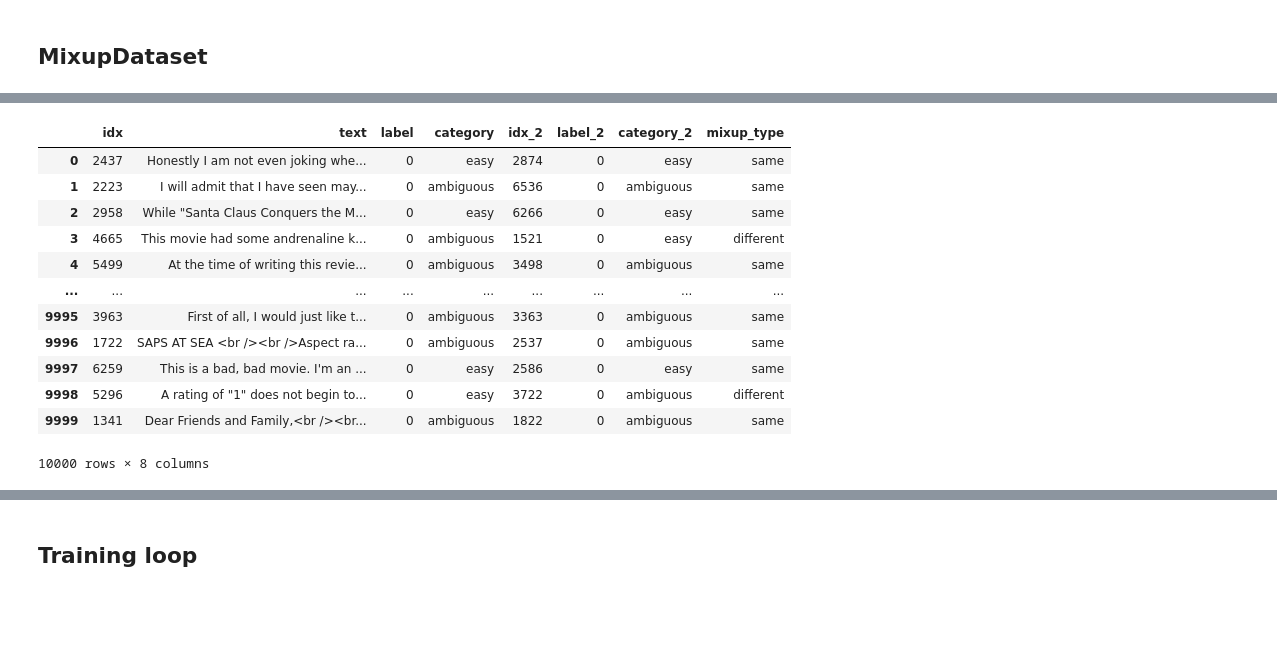
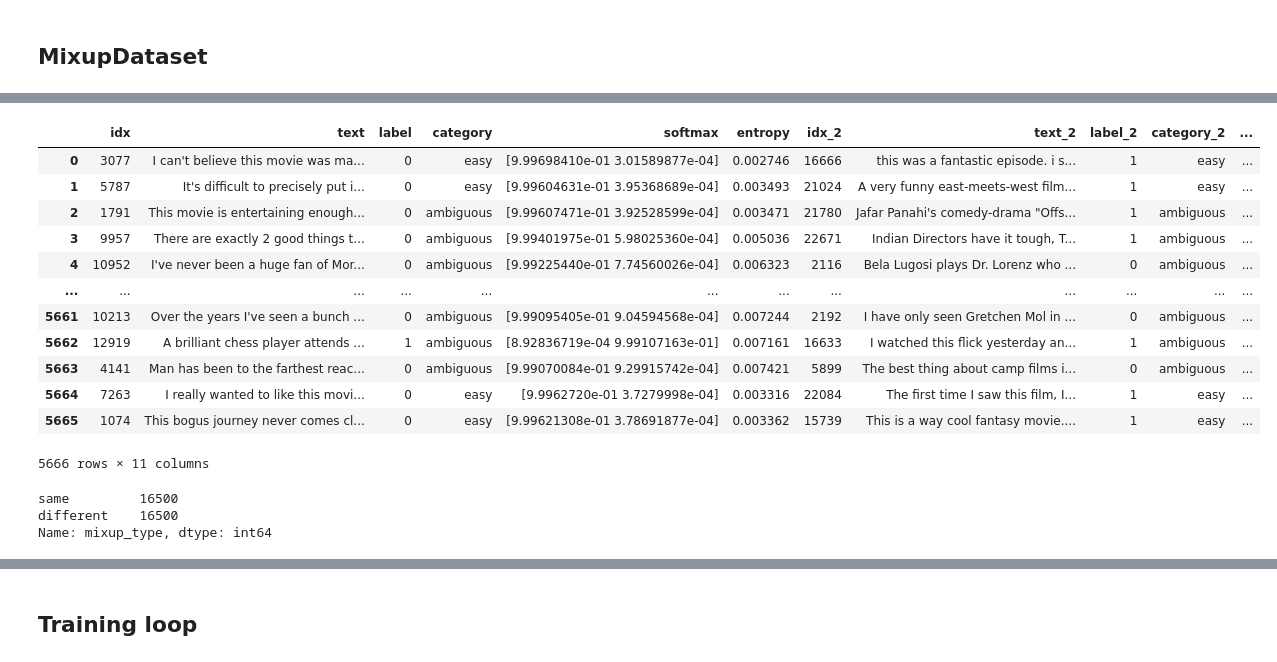
Before and after one commit to Raghav1606/Training-Dyamics-and-Entropy-Aware-Mixup-for-Robust-Text-Classification, a Jupyter notebook: notebooks/mixup_training.ipynb, the cells around one changed output, grey strips where cells are left out. Saved outputs shown, nothing was run; the diff lists cells and outputs as text; code cells hidden in the pictures; blank space fills up the shorter version.

```diff
--- a/notebooks/mixup_training.ipynb
+++ b/notebooks/mixup_training.ipynb
@@ -549,17 +586,23 @@ FNAME
-# %%
-mixup_dataset = prepare_dataset(df, mixup=True, sampling_type='random')
-mixup_dataset
-# %% [output]
-|  | idx | text | label | category | idx_2 | label_2 | category_2 | mixup_type |
-| 0 | 2437 | Honestly I am not even joking whe... | 0 | easy | 2874 | 0 | easy | same |
-| 1 | 2223 | I will admit that I have seen may... | 0 | ambiguous | 6536 | 0 | ambiguous | same |
-| 2 | 2958 | While "Santa Claus Conquers the M... | 0 | easy | 6266 | 0 | easy | same |
-| 3 | 4665 | This movie had some andrenaline k... | 0 | ambiguous | 1521 | 0 | easy | different |
-| 4 | 5499 | At the time of writing this revie... | 0 | ambiguous | 3498 | 0 | ambiguous | same |
-| ... | ... | ... | ... | ... | ... | ... | ... | ... |
-| 9995 | 3963 | First of all, I would just like t... | 0 | ambiguous | 3363 | 0 | ambiguous | same |
-| 9996 | 1722 | SAPS AT SEA <br /><br />Aspect ra... | 0 | ambiguous | 2537 | 0 | ambiguous | same |
-| 9997 | 6259 | This is a bad, bad movie. I'm an ... | 0 | easy | 2586 | 0 | easy | same |
-| 9998 | 5296 | A rating of "1" does not begin to... | 0 | easy | 3722 | 0 | ambiguous | different |
-| 9999 | 1341 | Dear Friends and Family,<br /><br... | 0 | ambiguous | 1822 | 0 | ambiguous | same |
-10000 rows × 8 columns
+# %%
+mixup_dataset = prepare_dataset(df, info_df, mixup=True, sampling_type='random')
+mixup_dataset
+# %% [output]
+|  | idx | text | label | category | softmax | entropy | idx_2 | text_2 | label_2 | category_2 | ... |
+| 0 | 3077 | I can't believe this movie was ma... | 0 | easy | [9.99698410e-01 3.01589877e-04] | 0.002746 | 16666 | this was a fantastic episode. i s... | 1 | easy | ... |
+| 1 | 5787 | It's difficult to precisely put i... | 0 | easy | [9.99604631e-01 3.95368689e-04] | 0.003493 | 21024 | A very funny east-meets-west film... | 1 | easy | ... |
+| 2 | 1791 | This movie is entertaining enough... | 0 | ambiguous | [9.99607471e-01 3.92528599e-04] | 0.003471 | 21780 | Jafar Panahi's comedy-drama "Offs... | 1 | ambiguous | ... |
+| 3 | 9957 | There are exactly 2 good things t... | 0 | ambiguous | [9.99401975e-01 5.98025360e-04] | 0.005036 | 22671 | Indian Directors have it tough, T... | 1 | ambiguous | ... |
+| 4 | 10952 | I've never been a huge fan of Mor... | 0 | ambiguous | [9.99225440e-01 7.74560026e-04] | 0.006323 | 2116 | Bela Lugosi plays Dr. Lorenz who ... | 0 | ambiguous | ... |
+| ... | ... | ... | ... | ... | ... | ... | ... | ... | ... | ... | ... |
+| 5661 | 10213 | Over the years I've seen a bunch ... | 0 | ambiguous | [9.99095405e-01 9.04594568e-04] | 0.007244 | 2192 | I have only seen Gretchen Mol in ... | 0 | ambiguous | ... |
+| 5662 | 12919 | A brilliant chess player attends ... | 1 | ambiguous | [8.92836719e-04 9.99107163e-01] | 0.007161 | 16633 | I watched this flick yesterday an... | 1 | ambiguous | ... |
+| 5663 | 4141 | Man has been to the farthest reac... | 0 | ambiguous | [9.99070084e-01 9.29915742e-04] | 0.007421 | 5899 | The best thing about camp films i... | 0 | ambiguous | ... |
+| 5664 | 7263 | I really wanted to like this movi... | 0 | easy | [9.9962720e-01 3.7279998e-04] | 0.003316 | 22084 | The first time I saw this film, I... | 1 | easy | ... |
+| 5665 | 1074 | This bogus journey never comes cl... | 0 | easy | [9.99621308e-01 3.78691877e-04] | 0.003362 | 15739 | This is a way cool fantasy movie.... | 1 | easy | ... |
+5666 rows × 11 columns
+# %%
+mixup_dataset['mixup_type'].value_counts()
+# %% [output]
+same         16500
+different    16500
+Name: mixup_type, dtype: int64
```
Also changed, not shown: parts of 6 cells of this notebook, 17 other files.
